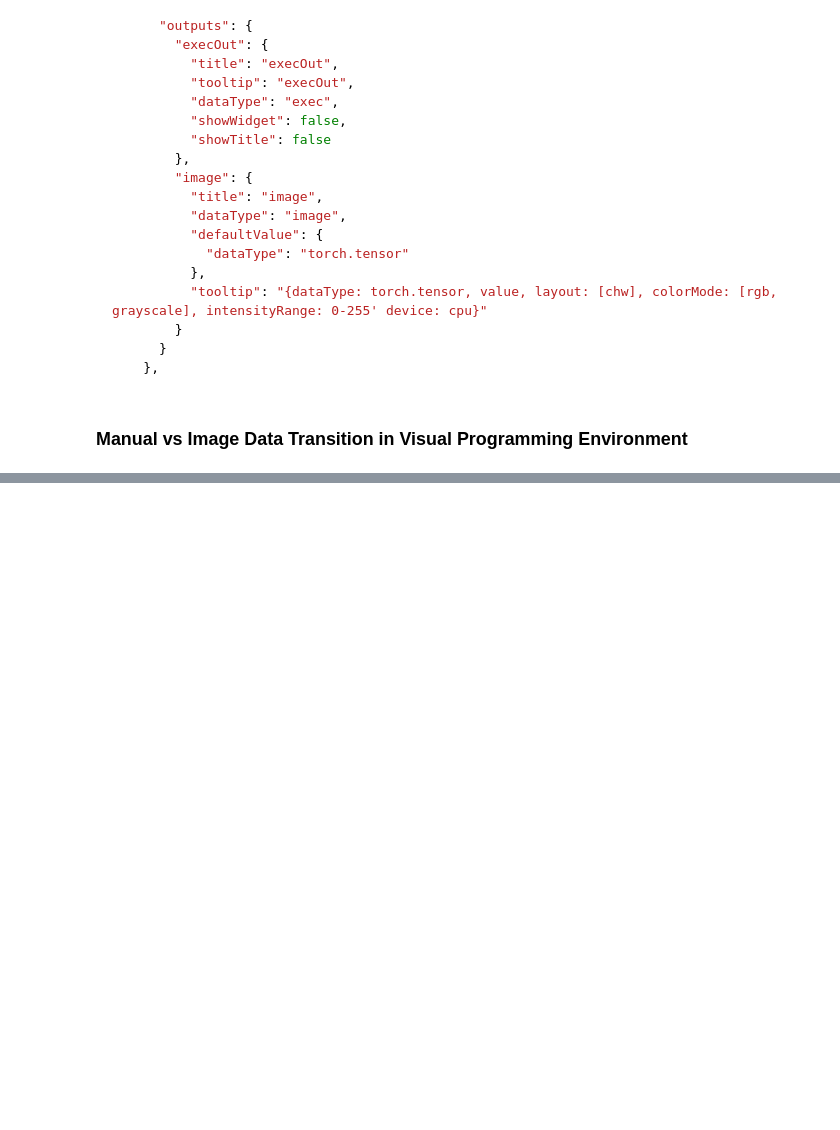
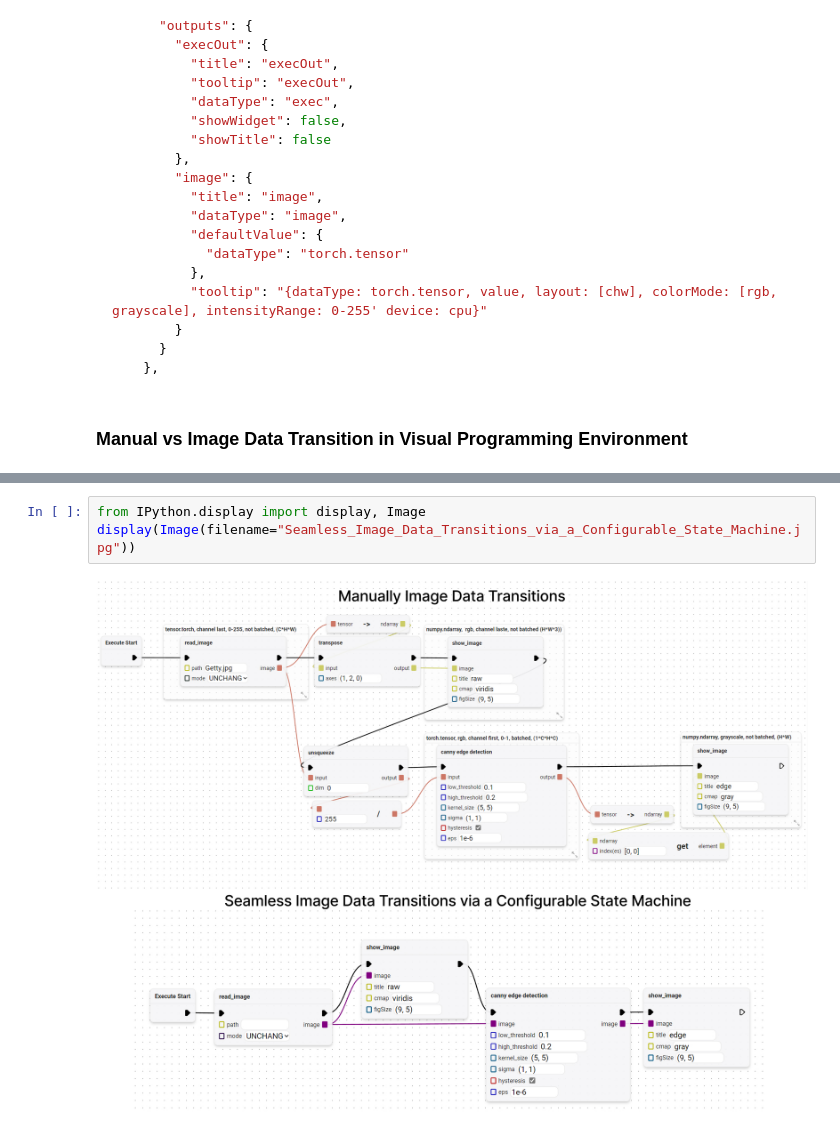
Before and after one commit to c3di/Visual-Programming-Language, a Jupyter notebook: seamless_image_data_transitions_via_a_configurable_state_machine/Seamless Image Data Transitions via a Configurable State Machine.ipynb, the cells around one changed output, grey strips where cells are left out. Saved outputs shown, nothing was run; the diff lists cells and outputs as text; blank space fills up the shorter version.

Commit message:
Use IPython.display to show image

```diff
--- a/seamless_image_data_transitions_via_a_configurable_state_machine/Seamless Image Data Transitions via a Configurable State Machine.ipynb
+++ b/seamless_image_data_transitions_via_a_configurable_state_machine/Seamless Image Data Transitions via a Configurable State Machine.ipynb
@@ -1874,0 +1873,5 @@ test_numpy_to_tensor_to_tensor()
+# %%
+from IPython.display import display, Image
+display(Image(filename="Seamless_Image_Data_Transitions_via_a_Configurable_State_Machine.jpg"))
+# %% [output]
+[figure, added]
```
Also changed, not shown: parts of 1 cell of this notebook.
